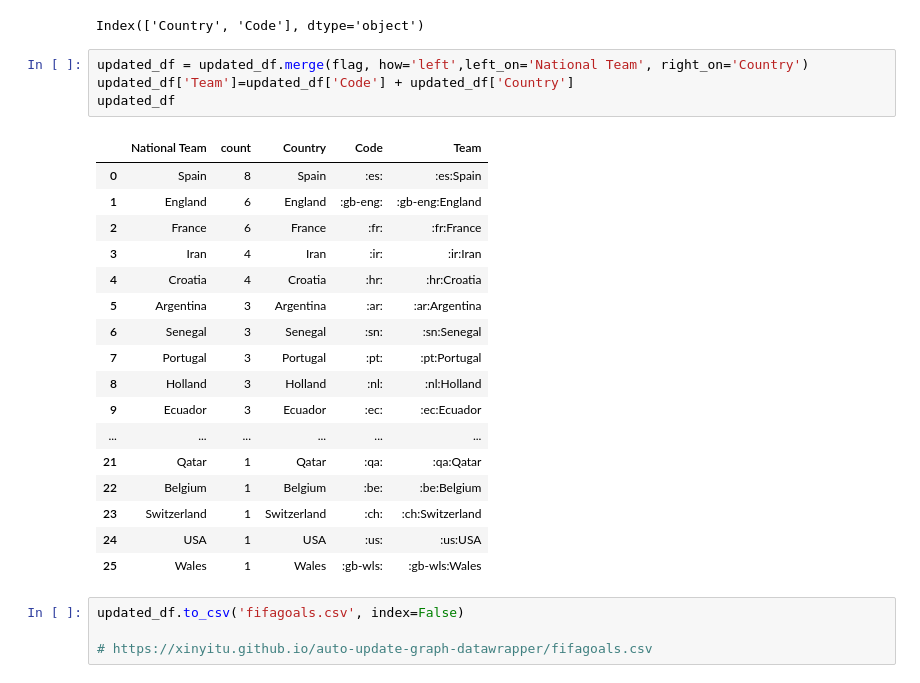
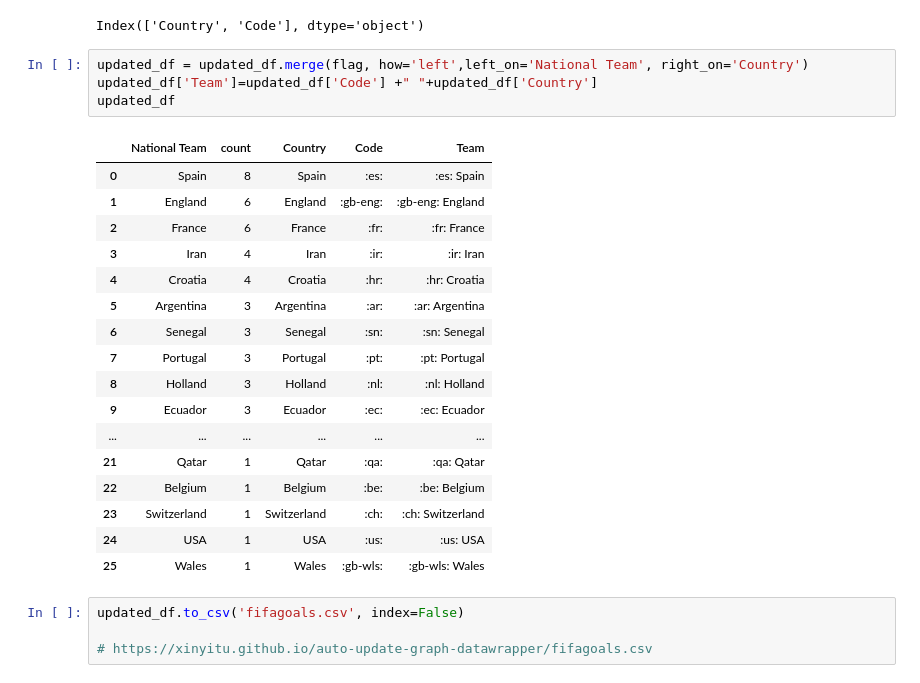
Before and after one commit to sahanjournal/primary-results-2025, a Jupyter notebook: world-cup-goals.ipynb, the cells around one changed output. Drawn from its saved outputs; the diff is of its cells as text.

```diff
--- a/world-cup-goals.ipynb
+++ b/world-cup-goals.ipynb
@@ -97,26 +97,26 @@ flag.columns
 Index(['Country', 'Code'], dtype='object')
 # %%
 updated_df = updated_df.merge(flag, how='left',left_on='National Team', right_on='Country')
-updated_df['Team']=updated_df['Code'] + updated_df['Country']
+updated_df['Team']=updated_df['Code'] +" "+updated_df['Country']
 updated_df
 # %% [output]
 |  | National Team | count | Country | Code | Team |
-| 0 | Spain | 8 | Spain | :es: | :es:Spain |
-| 1 | England | 6 | England | :gb-eng: | :gb-eng:England |
-| 2 | France | 6 | France | :fr: | :fr:France |
-| 3 | Iran | 4 | Iran | :ir: | :ir:Iran |
-| 4 | Croatia | 4 | Croatia | :hr: | :hr:Croatia |
-| 5 | Argentina | 3 | Argentina | :ar: | :ar:Argentina |
-| 6 | Senegal | 3 | Senegal | :sn: | :sn:Senegal |
-| 7 | Portugal | 3 | Portugal | :pt: | :pt:Portugal |
-| 8 | Holland | 3 | Holland | :nl: | :nl:Holland |
-| 9 | Ecuador | 3 | Ecuador | :ec: | :ec:Ecuador |
+| 0 | Spain | 8 | Spain | :es: | :es: Spain |
+| 1 | England | 6 | England | :gb-eng: | :gb-eng: England |
+| 2 | France | 6 | France | :fr: | :fr: France |
+| 3 | Iran | 4 | Iran | :ir: | :ir: Iran |
+| 4 | Croatia | 4 | Croatia | :hr: | :hr: Croatia |
+| 5 | Argentina | 3 | Argentina | :ar: | :ar: Argentina |
+| 6 | Senegal | 3 | Senegal | :sn: | :sn: Senegal |
+| 7 | Portugal | 3 | Portugal | :pt: | :pt: Portugal |
+| 8 | Holland | 3 | Holland | :nl: | :nl: Holland |
+| 9 | Ecuador | 3 | Ecuador | :ec: | :ec: Ecuador |
 | ... | ... | ... | ... | ... | ... |
-| 21 | Qatar | 1 | Qatar | :qa: | :qa:Qatar |
-| 22 | Belgium | 1 | Belgium | :be: | :be:Belgium |
-| 23 | Switzerland | 1 | Switzerland | :ch: | :ch:Switzerland |
-| 24 | USA | 1 | USA | :us: | :us:USA |
-| 25 | Wales | 1 | Wales | :gb-wls: | :gb-wls:Wales |
+| 21 | Qatar | 1 | Qatar | :qa: | :qa: Qatar |
+| 22 | Belgium | 1 | Belgium | :be: | :be: Belgium |
+| 23 | Switzerland | 1 | Switzerland | :ch: | :ch: Switzerland |
+| 24 | USA | 1 | USA | :us: | :us: USA |
+| 25 | Wales | 1 | Wales | :gb-wls: | :gb-wls: Wales |
 # %%
 updated_df.to_csv('fifagoals.csv', index=False)
 
```
Also changed, not shown: 1 other file.
